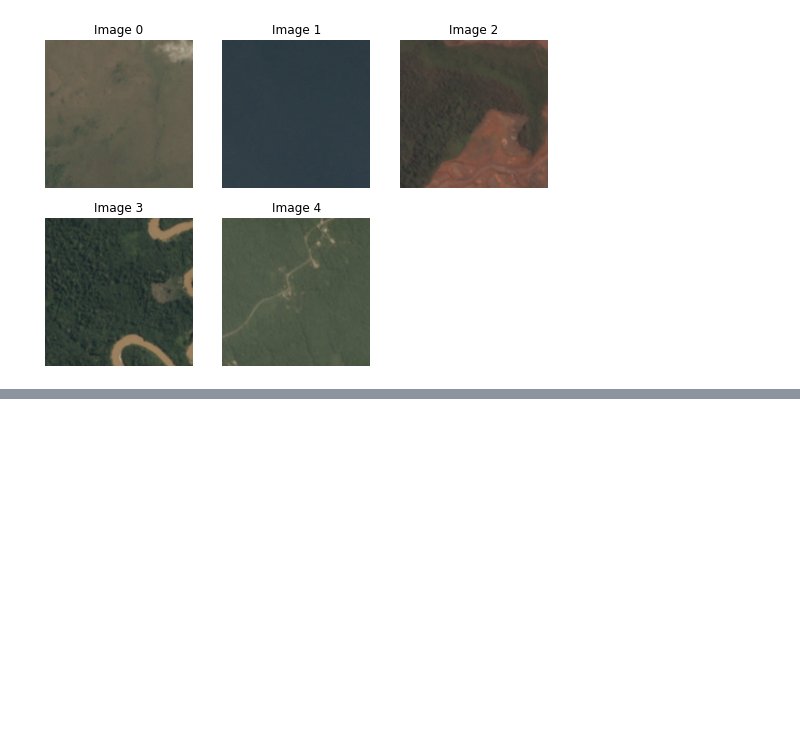
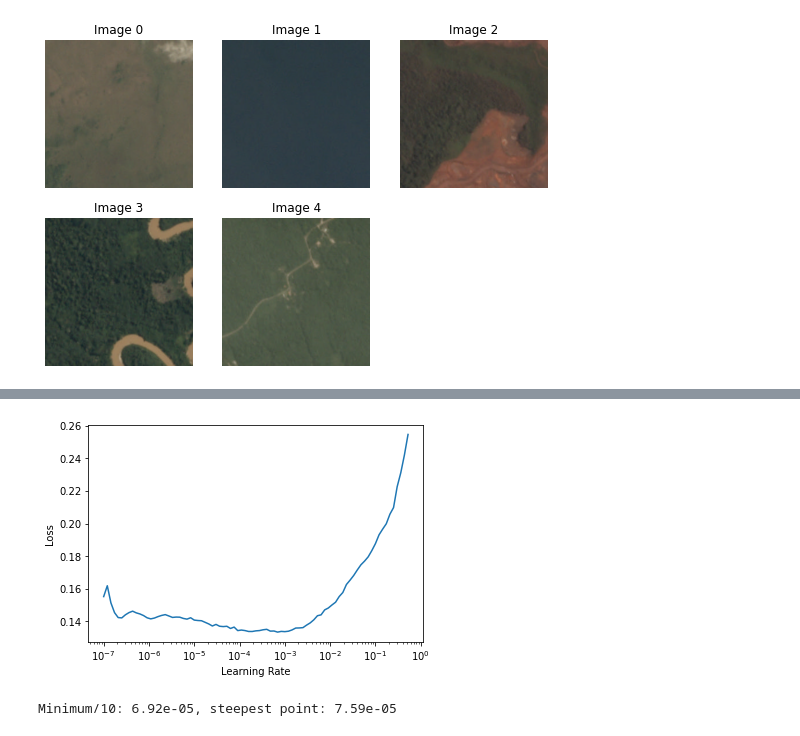
Before and after one commit to Aravinda89/multi_label_classification, a Jupyter notebook: Multi_Label_Classification.ipynb, the cells around one changed output, grey strips where cells are left out. Saved outputs shown, nothing was run; the diff lists cells and outputs as text; code cells hidden in the pictures; blank space fills up the shorter version.

```diff
--- a/Multi_Label_Classification.ipynb
+++ b/Multi_Label_Classification.ipynb
@@ -293,0 +332,4 @@ interp.plot_top_losses(k=5)
+# %%
+learn.fit_one_cycle(5, lr_max=1.74e-02,
+                    cbs=[EarlyStoppingCallback(monitor='valid_loss', patience=2),
+                        ReduceLROnPlateau(monitor='valid_loss', patience=2)])
@@ -293,0 +343,5 @@ interp.plot_top_losses(k=5)
+# %%
+learn.unfreeze()
+
+lr_min,lr_steep = learn.lr_find()
+# %% [output]
@@ -293,0 +349,5 @@ interp.plot_top_losses(k=5)
+[figure, added]
+# %%
+print(f"Minimum/10: {lr_min:.2e}, steepest point: {lr_steep:.2e}")
+# %% [output]
+Minimum/10: 6.92e-05, steepest point: 7.59e-05
```
Also changed, not shown: parts of 14 cells of this notebook.
